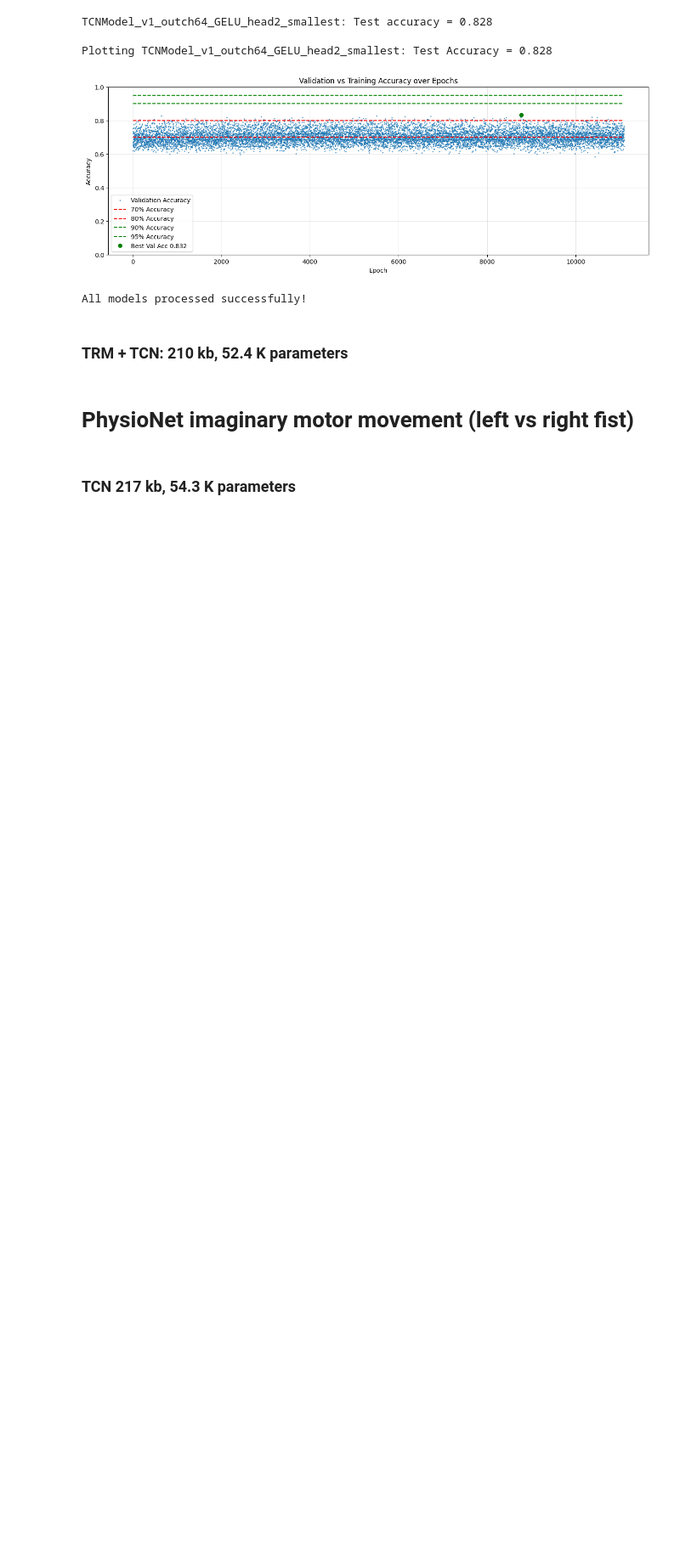
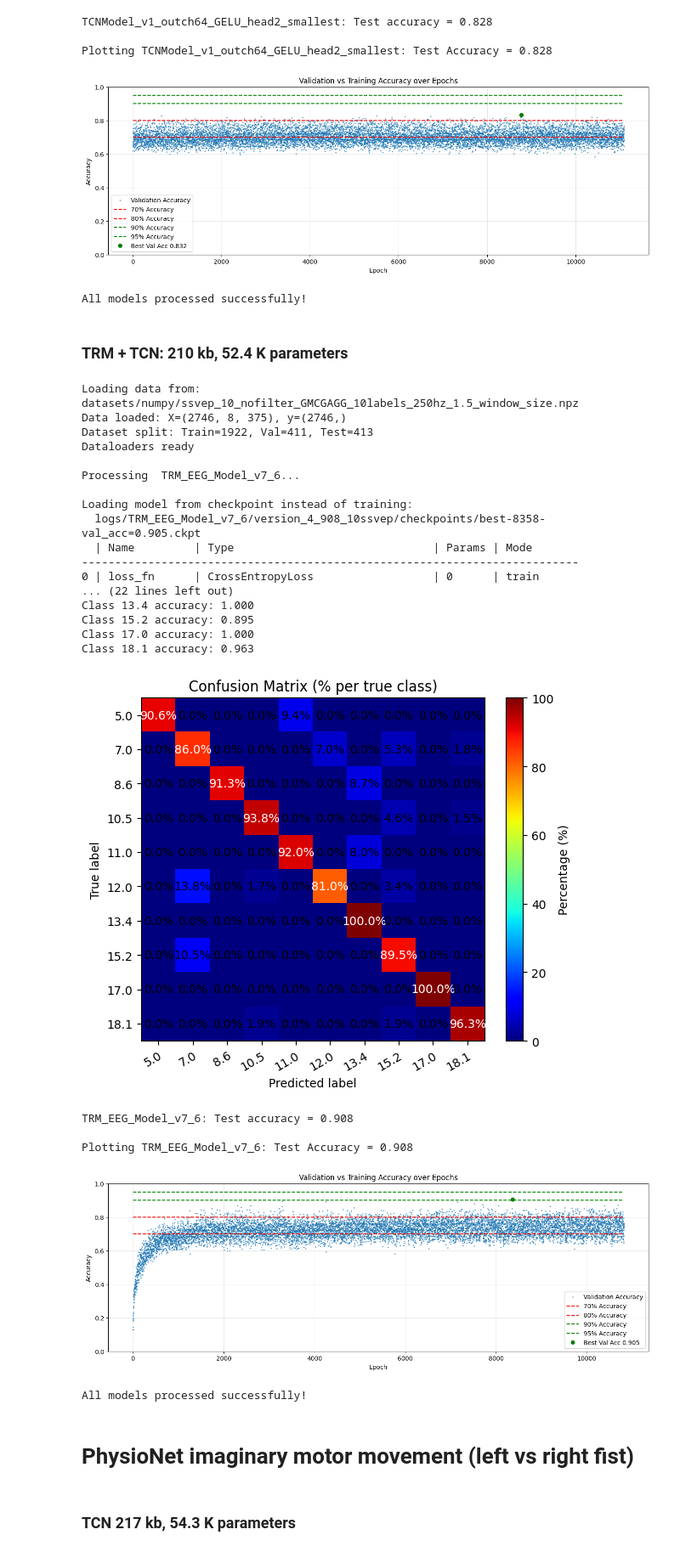
Before and after one commit to GeorgTenzing/EEG_Classification, a Jupyter notebook: Result_presentation.ipynb, the cells around one changed output. Shown at 85% size. Cells and saved outputs as stored; diff of their text form; code cells hidden in the pictures; blank space fills up the shorter version.

Commit message:
collecting trm data

```diff
--- a/Result_presentation.ipynb
+++ b/Result_presentation.ipynb
@@ -503,6 +503,60 @@ Plotting TCNModel_v1_outch64_GELU_head2_smallest: Test Accuracy = 0.828
 All models processed successfully!
 # %% [markdown]
 ### TRM + TCN: 210 kb, 52.4 K parameters
+# %%
+from Model_Trainer import run_multiple_models
+from TRM import TRM_EEG_Model_v7_6
+from Dataset_torch import EEGDataset_with_filters
+
+models = [
+    TRM_EEG_Model_v7_6,
+]
+
+shared_parameters_ssvep = {
+    "data_path": "datasets/numpy/ssvep_10_nofilter_GMCGAGG_10labels_250hz_1.5_window_size.npz",
+
+    "DATASET_CLASS": EEGDataset_with_filters,
+
+    "NOTCH_50": True,
+    "OCCIPITAL_SLICE": slice(0, 8),
+
+    "MAX_TIME": "00:02:00:00",
+    "MODEL_KWARGS": {
+        "in_channels": 8,
+        "num_classes": 10,
+        "class_labels": [5.0, 7.0, 8.6, 10.5, 11.0, 12.0, 13.4, 15.2, 17.0, 18.1],
+        "class_weights": [1.0, 1.0, 1.5, 1.0, 1.5, 1.0, 1.0, 1.0, 1.5, 1.0],
+    },
+
+    "skip_training": True,
+    "LOAD_CHECKPOINT": "logs/TRM_EEG_Model_v7_6/version_4_908_10ssvep/checkpoints/best-8358-val_acc=0.905.ckpt"
+
+}
+results, test_loader = run_multiple_models(models, shared_parameters_ssvep)
+# %% [output]
+Loading data from: datasets/numpy/ssvep_10_nofilter_GMCGAGG_10labels_250hz_1.5_window_size.npz
+Data loaded: X=(2746, 8, 375), y=(2746,)
+Dataset split: Train=1922, Val=411, Test=413
+Dataloaders ready
+
+Processing  TRM_EEG_Model_v7_6...
+
+Loading model from checkpoint instead of training:
+  logs/TRM_EEG_Model_v7_6/version_4_908_10ssvep/checkpoints/best-8358-val_acc=0.905.ckpt
+  | Name         | Type                              | Params | Mode
+---------------------------------------------------------------------------
+0 | loss_fn      | CrossEntropyLoss                  | 0      | train
+... (22 lines left out)
+Class 13.4 accuracy: 1.000
+Class 15.2 accuracy: 0.895
+Class 17.0 accuracy: 1.000
+Class 18.1 accuracy: 0.963
+[figure, added]
+TRM_EEG_Model_v7_6: Test accuracy = 0.908
+
+Plotting TRM_EEG_Model_v7_6: Test Accuracy = 0.908
+[figure, added]
+All models processed successfully!
 # %% [markdown]
 # PhysioNet imaginary motor movement (left vs right fist)
 # %% [markdown]
```
Also changed, not shown: 7 other files.
